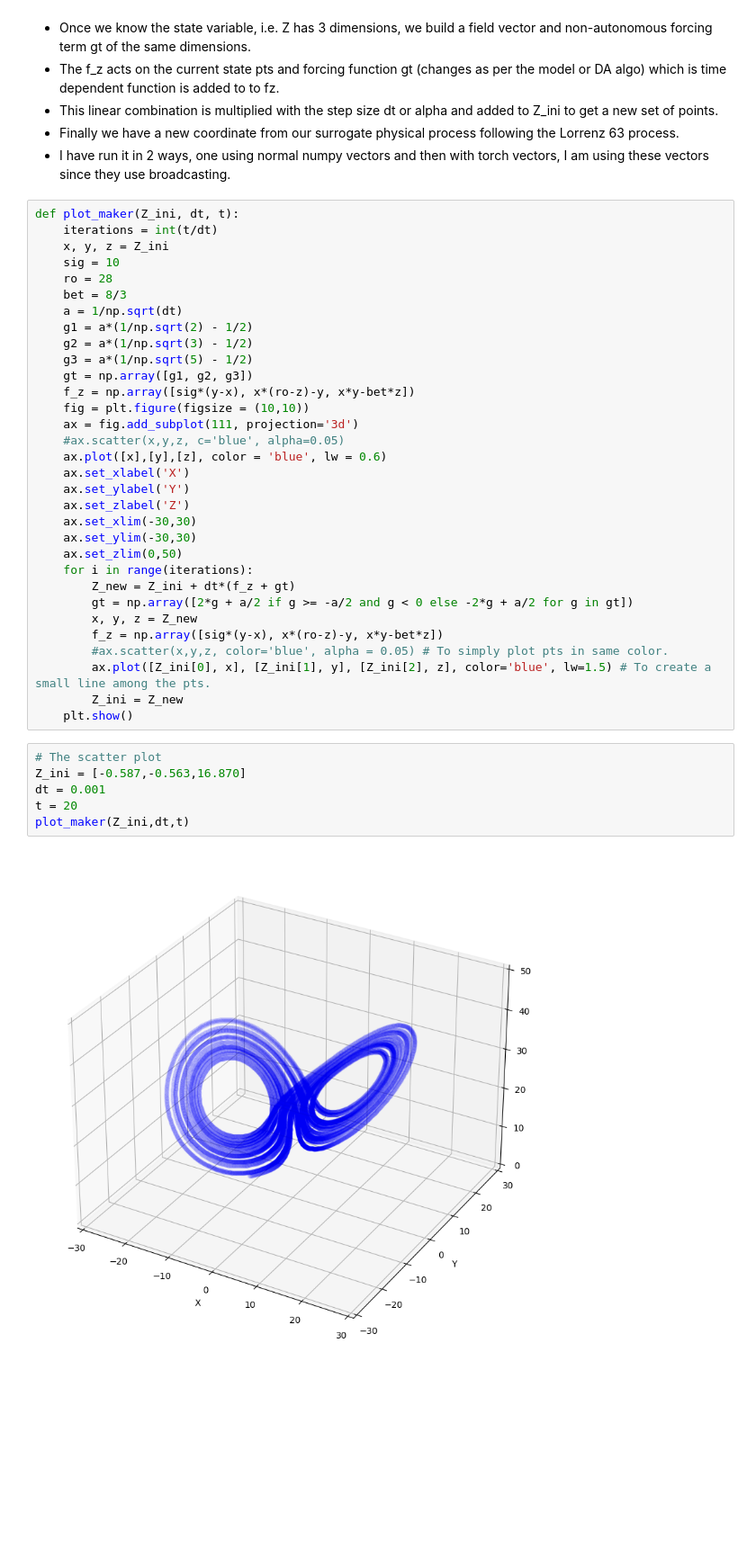
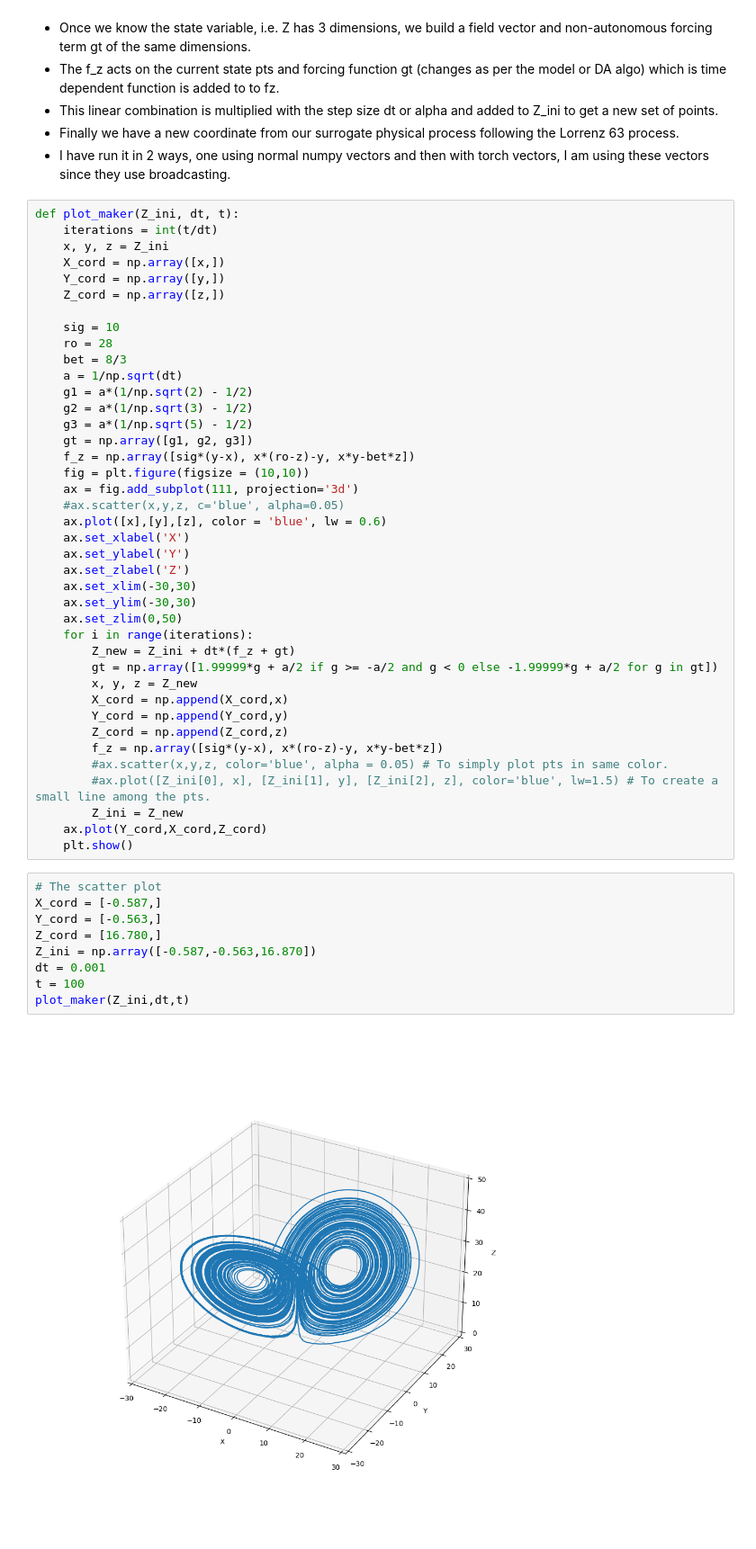
Before and after one commit to Yuvraj-Dhepe/uni_bayesian, a Jupyter notebook: Rough_Works/yuvraj/Rough_Implementations.ipynb, the cells around one changed output. Shown at 90% size. Cells and saved outputs as stored; diff of their text form; blank space fills up the shorter version.

```diff
--- a/Rough_Works/yuvraj/Rough_Implementations.ipynb
+++ b/Rough_Works/yuvraj/Rough_Implementations.ipynb
@@ -183,6 +210,10 @@ SHO([A,B,m],alpha,N,m_original,steps)
 def plot_maker(Z_ini, dt, t):
     iterations = int(t/dt)
     x, y, z = Z_ini
+    X_cord = np.array([x,])
+    Y_cord = np.array([y,])
+    Z_cord = np.array([z,])
+
     sig = 10
     ro = 28
     bet = 8/3
@@ -204,18 +235,25 @@ def plot_maker(Z_ini, dt, t):
     ax.set_zlim(0,50)
     for i in range(iterations):
         Z_new = Z_ini + dt*(f_z + gt)
-        gt = np.array([2*g + a/2 if g >= -a/2 and g < 0 else -2*g + a/2 for g in gt])
+        gt = np.array([1.99999*g + a/2 if g >= -a/2 and g < 0 else -1.99999*g + a/2 for g in gt])
         x, y, z = Z_new
+        X_cord = np.append(X_cord,x)
+        Y_cord = np.append(Y_cord,y)
+        Z_cord = np.append(Z_cord,z)
         f_z = np.array([sig*(y-x), x*(ro-z)-y, x*y-bet*z])
         #ax.scatter(x,y,z, color='blue', alpha = 0.05) # To simply plot pts in same color.
-        ax.plot([Z_ini[0], x], [Z_ini[1], y], [Z_ini[2], z], color='blue', lw=1.5) # To create a small line among the pts.
+        #ax.plot([Z_ini[0], x], [Z_ini[1], y], [Z_ini[2], z], color='blue', lw=1.5) # To create a small line among the pts.
         Z_ini = Z_new
+    ax.plot(Y_cord,X_cord,Z_cord)
     plt.show()
 # %%
 # The scatter plot
-Z_ini = [-0.587,-0.563,16.870]
+X_cord = [-0.587,]
+Y_cord = [-0.563,]
+Z_cord = [16.780,]
+Z_ini = np.array([-0.587,-0.563,16.870])
 dt = 0.001
-t = 20
+t = 100
 plot_maker(Z_ini,dt,t)
 # %% [output]
-[figure, old version]
+[figure, new version]
```
Also changed, not shown: parts of 7 cells of this notebook, 1 other file.
